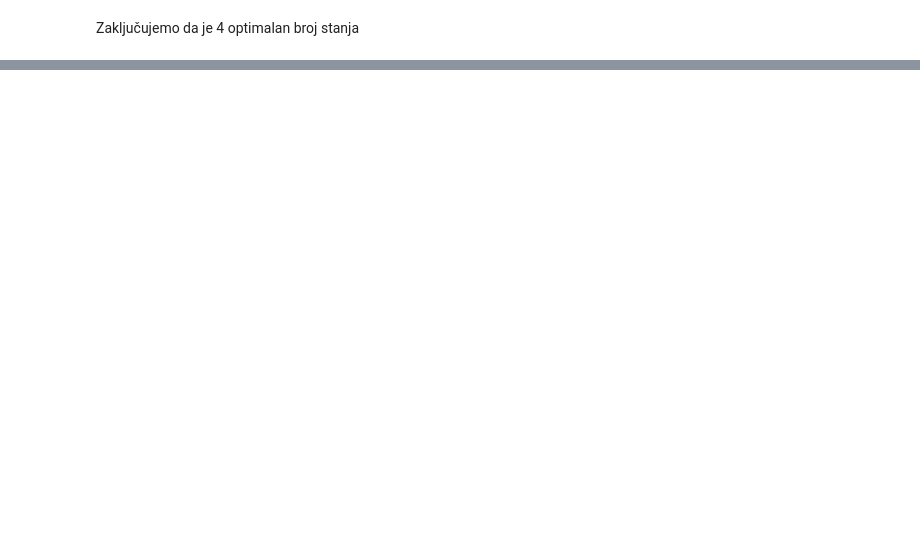
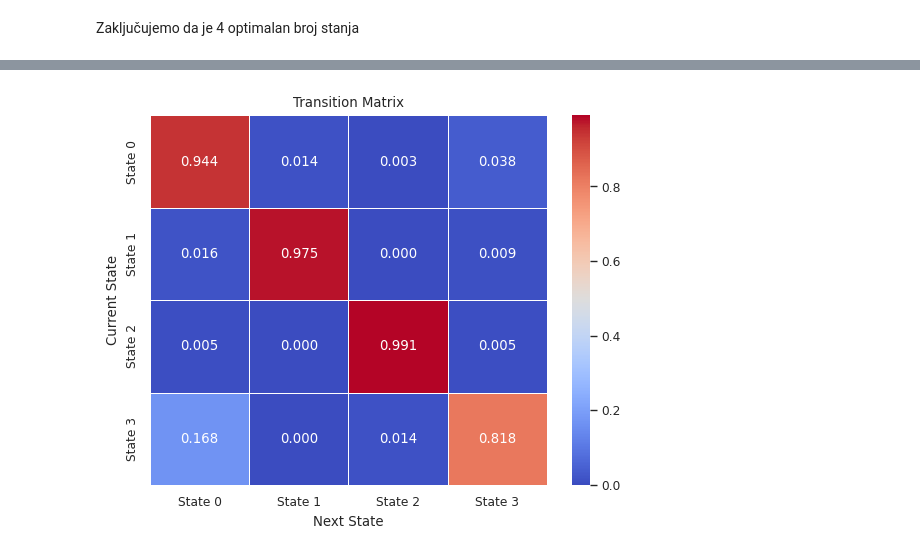
Before and after one commit to evucelic/HMM-Market-Regime-Estimation, a Jupyter notebook: main.ipynb, the cells around one changed output, grey strips where cells are left out. Cells and saved outputs as stored; diff of their text form; code cells hidden in the pictures; blank space fills up the shorter version.

```diff
--- a/main.ipynb
+++ b/main.ipynb
@@ -214,3 +217,15 @@ plt.show()
+# %%
+# plot transition matrix
+fig, ax = plt.subplots()
+sns.heatmap(h.transmat_, annot=True, cmap='coolwarm', fmt=".3f", linewidths=.5, ax=ax,
+            xticklabels=[f'State {i}' for i in range(num_states)],
+            yticklabels=[f'State {i}' for i in range(num_states)])
+ax.set_title('Transition Matrix')
+plt.xlabel('Next State')
+plt.ylabel('Current State')
+plt.show()
+# %% [output]
+[figure, added]
 # %%
 # calculate the average length of each state
 state_lengths = defaultdict(list)
```
Also changed, not shown: parts of 6 cells of this notebook.
